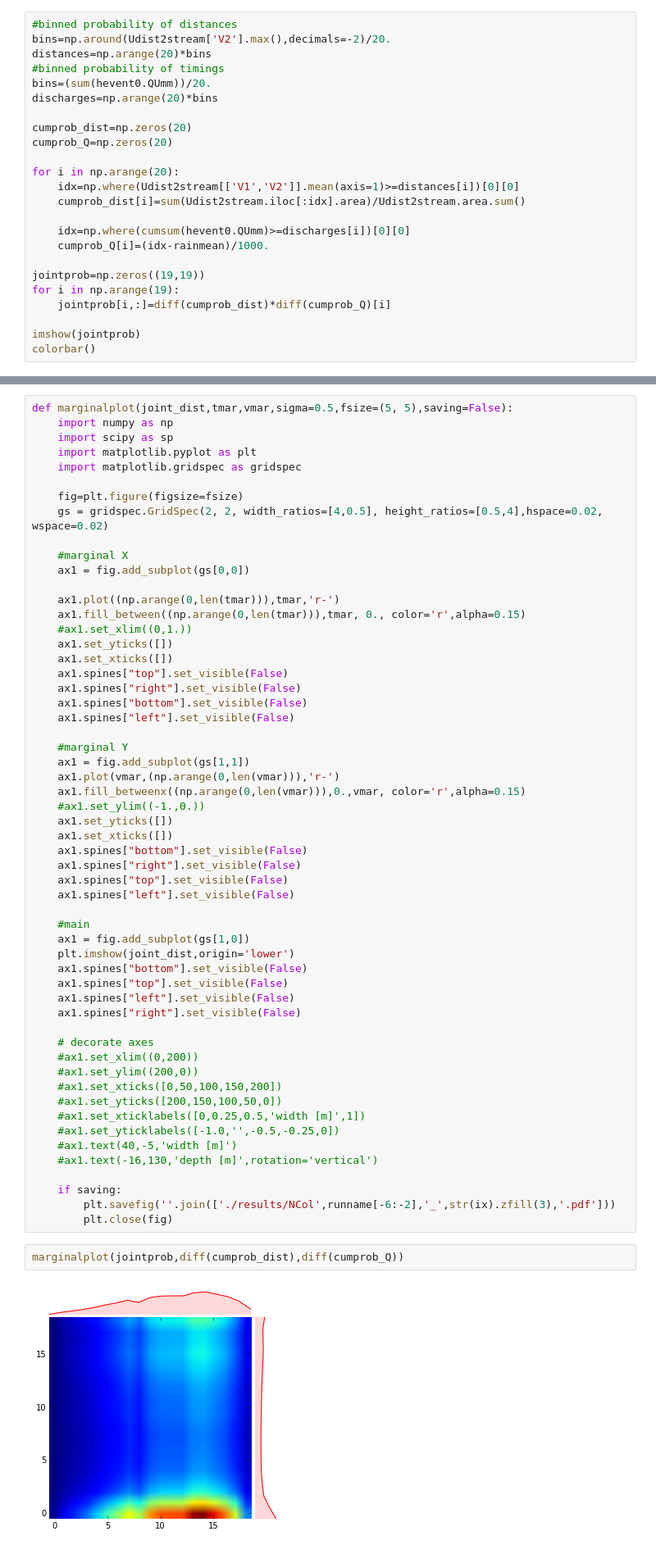
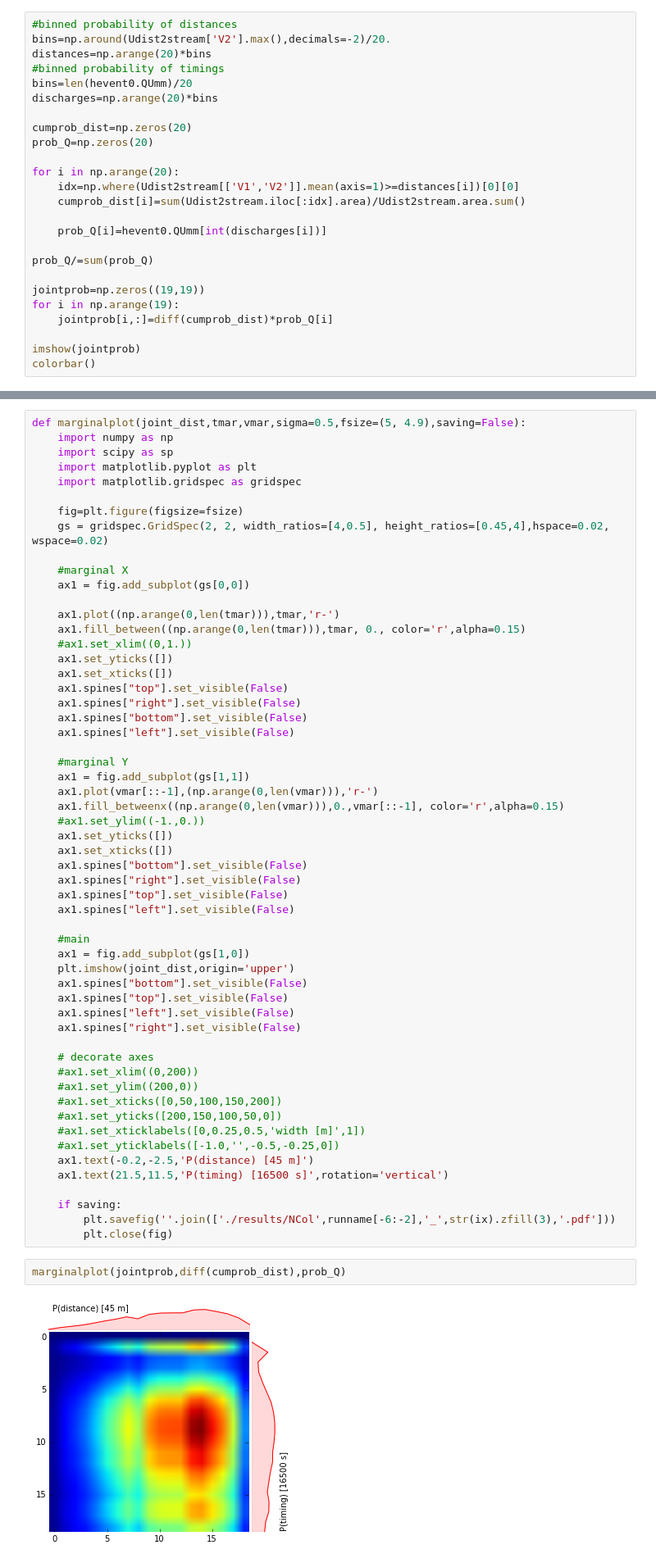
Before and after one commit to cojacoo/caos_py, a Jupyter notebook: Catchment_Response_Holtzbach.ipynb, the cells around one changed output, grey strips where cells are left out. Shown at 82% size. Saved outputs shown, nothing was run; the diff lists cells and outputs as text.

```diff
--- a/Catchment_Response_Holtzbach.ipynb
+++ b/Catchment_Response_Holtzbach.ipynb
@@ -123,22 +130,23 @@ plot(Udist2stream[['V1','V2']].mean(axis=1),Udist2stream.area/np.sum(Udist2strea
 bins=np.around(Udist2stream['V2'].max(),decimals=-2)/20.
 distances=np.arange(20)*bins
 #binned probability of timings
-bins=(sum(hevent0.QUmm))/20.
+bins=len(hevent0.QUmm)/20
 discharges=np.arange(20)*bins
 
 cumprob_dist=np.zeros(20)
-cumprob_Q=np.zeros(20)
+prob_Q=np.zeros(20)
 
 for i in np.arange(20):
     idx=np.where(Udist2stream[['V1','V2']].mean(axis=1)>=distances[i])[0][0]
     cumprob_dist[i]=sum(Udist2stream.iloc[:idx].area)/Udist2stream.area.sum()
 
-    idx=np.where(cumsum(hevent0.QUmm)>=discharges[i])[0][0]
-    cumprob_Q[i]=(idx-rainmean)/1000.
+    prob_Q[i]=hevent0.QUmm[int(discharges[i])]
+
+prob_Q/=sum(prob_Q)
 
 jointprob=np.zeros((19,19))
 for i in np.arange(19):
-    jointprob[i,:]=diff(cumprob_dist)*diff(cumprob_Q)[i]
+    jointprob[i,:]=diff(cumprob_dist)*prob_Q[i]
 
 imshow(jointprob)
 colorbar()
@@ -154,12 +169,12 @@ plot(cumsum(hevent0.QUmm),20.*np.arange(len(hevent0))/len(hevent0))
 # %%
-def marginalplot(joint_dist,tmar,vmar,sigma=0.5,fsize=(5, 5),saving=False):
+def marginalplot(joint_dist,tmar,vmar,sigma=0.5,fsize=(5, 4.9),saving=False):
     import numpy as np
     import scipy as sp
     import matplotlib.pyplot as plt
     import matplotlib.gridspec as gridspec
 
     fig=plt.figure(figsize=fsize)
-    gs = gridspec.GridSpec(2, 2, width_ratios=[4,0.5], height_ratios=[0.5,4],hspace=0.02, wspace=0.02)
+    gs = gridspec.GridSpec(2, 2, width_ratios=[4,0.5], height_ratios=[0.45,4],hspace=0.02, wspace=0.02)
 
     #marginal X
     ax1 = fig.add_subplot(gs[0,0])
@@ -176,8 +191,8 @@ def marginalplot(joint_dist,tmar,vmar,sigma=0.5,fsize=(5, 5),saving=False):
 
     #marginal Y
     ax1 = fig.add_subplot(gs[1,1])
-    ax1.plot(vmar,(np.arange(0,len(vmar))),'r-')
-    ax1.fill_betweenx((np.arange(0,len(vmar))),0.,vmar, color='r',alpha=0.15)
+    ax1.plot(vmar[::-1],(np.arange(0,len(vmar))),'r-')
+    ax1.fill_betweenx((np.arange(0,len(vmar))),0.,vmar[::-1], color='r',alpha=0.15)
     #ax1.set_ylim((-1.,0.))
     ax1.set_yticks([])
     ax1.set_xticks([])
@@ -188,7 +203,7 @@ def marginalplot(joint_dist,tmar,vmar,sigma=0.5,fsize=(5, 5),saving=False):
 
     #main
     ax1 = fig.add_subplot(gs[1,0])
-    plt.imshow(joint_dist,origin='lower')
+    plt.imshow(joint_dist,origin='upper')
     ax1.spines["bottom"].set_visible(False)
     ax1.spines["top"].set_visible(False)
     ax1.spines["left"].set_visible(False)
@@ -201,13 +216,13 @@ def marginalplot(joint_dist,tmar,vmar,sigma=0.5,fsize=(5, 5),saving=False):
     #ax1.set_yticks([200,150,100,50,0])
     #ax1.set_xticklabels([0,0.25,0.5,'width [m]',1])
     #ax1.set_yticklabels([-1.0,'',-0.5,-0.25,0])
-    #ax1.text(40,-5,'width [m]')
-    #ax1.text(-16,130,'depth [m]',rotation='vertical')
+    ax1.text(-0.2,-2.5,'P(distance) [45 m]')
+    ax1.text(21.5,11.5,'P(timing) [16500 s]',rotation='vertical')
 
     if saving:
         plt.savefig(''.join(['./results/NCol',runname[-6:-2],'_',str(ix).zfill(3),'.pdf']))
         plt.close(fig)
 # %%
-marginalplot(jointprob,diff(cumprob_dist),diff(cumprob_Q))
+marginalplot(jointprob,diff(cumprob_dist),prob_Q)
 # %% [output]
-[figure, old version]
+[figure, new version]
```
Also changed, not shown: parts of 28 cells of this notebook.
